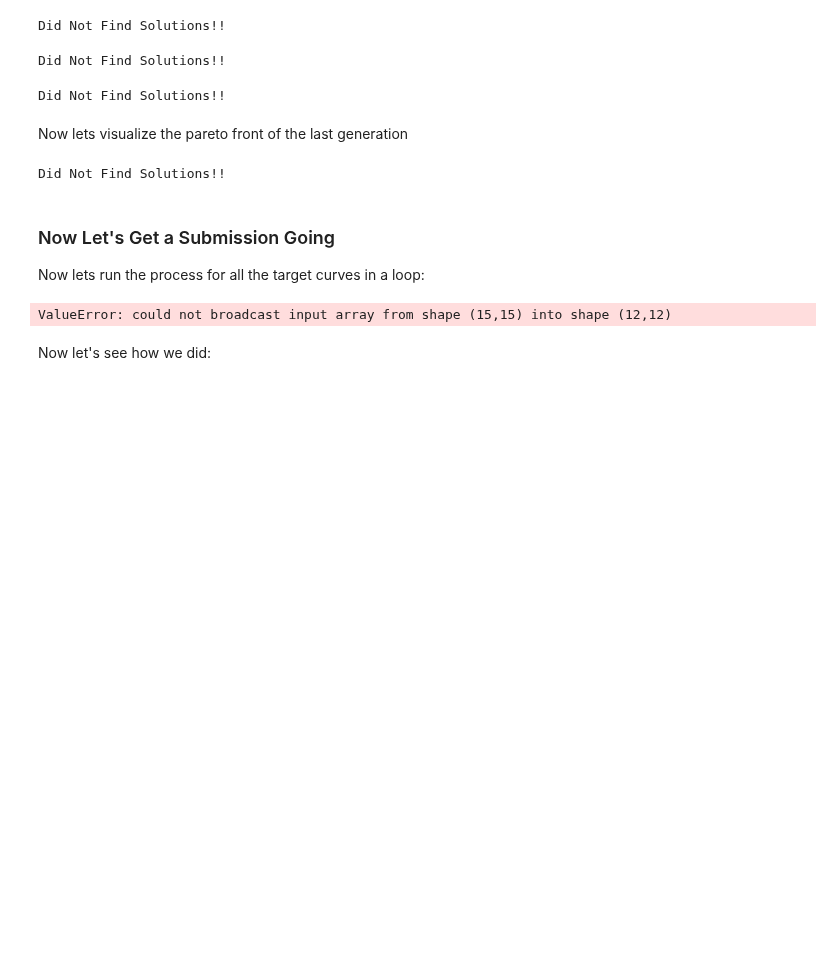
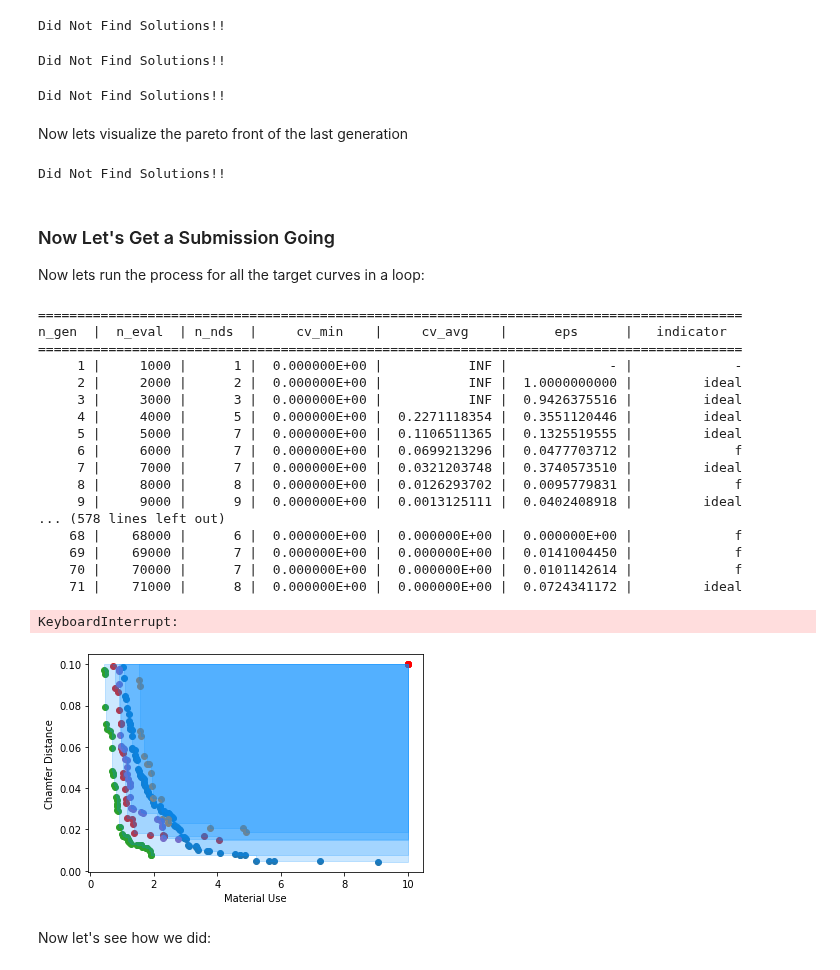
Before and after one commit to zihaofoo/2.156_MOOCP, a Jupyter notebook: zihao/train_coordinates_extra_connection.ipynb, the cells around one changed output. Saved outputs shown, nothing was run; the diff lists cells and outputs as text; code cells hidden in the pictures; blank space fills up the shorter version.

```diff
--- a/zihao/train_coordinates_extra_connection.ipynb
+++ b/zihao/train_coordinates_extra_connection.ipynb
@@ -362,21 +353,11 @@ class mechanism_synthesis_optimization(ElementwiseProblem):
         target = x["target"]
 
         # Build connectivity matrix from its flattened constitutive variables
-        C_base = np.array([[0, 1, 1, 0, 0, 0, 0, 0, 0, 0, 0, 0, 0, 0, 0],\
-                           [1, 0, 0, 1, 0, 0, 0, 0, 0, 0, 0, 0, 0, 0, 0],\
-                           [1, 0, 0, 1, 0, 1, 1, 0, 0, 0, 0, 0, 0, 0, 0],\
-                           [0, 1, 1, 0, 0, 0, 1, 1, 1, 0, 0, 0, 0, 0, 0],\
-                           [0, 0, 0, 0, 0, 0, 0, 1, 0, 0, 1, 0, 0, 0, 0],\
-                           [0, 0, 1, 0, 0, 0, 1, 0, 0, 1, 0, 0, 0, 1, 0],\
-                           [0, 0, 1, 1, 0, 1, 0, 0, 0, 1, 0, 0, 0, 0, 0],\
-                           [0, 0, 0, 1, 1, 0, 0, 0, 1, 1, 0, 0, 1, 0, 0],\
-                           [0, 0, 0, 1, 0, 0, 0, 1, 0, 0, 0, 0, 0, 0, 0],\
-                           [0, 0, 0, 0, 0, 1, 1, 1, 0, 0, 1, 0, 1, 0, 1],\
-                           [0, 0, 0, 0, 1, 0, 0, 0, 0, 1, 0, 1, 0, 1, 0],\
-                           [0, 0, 0, 0, 0, 0, 0, 0, 0, 0, 1, 0, 0, 0, 1],\
-                           [0, 0, 0, 0, 0, 0, 0, 1, 0, 1, 0, 0, 0, 1, 0],\
-                           [0, 0, 0, 0, 0, 1, 0, 0, 0, 0, 1, 0, 1, 0, 1],\
-                           [0, 0, 0, 0, 0, 0, 0, 0, 0, 1, 0, 1, 0, 1, 0]], dtype = int)
+        C_base = np.array([[0, 1, 1, 0, 0],\
+                           [1, 0, 0, 1, 0],\
+                           [1, 0, 0, 1, 1],\
+                           [0, 1, 1, 0, 0],\
+                           [0, 0, 1, 0, 0]], dtype = int)
 
 
         C = np.zeros((N,N))
@@ -455,7 +436,7 @@ plt.axis('equal')
 from pymoo.operators.crossover.sbx import SBX
 from pymoo.operators.mutation.pm import PM
 
-no_of_links = 15
+no_of_links = 5
 population_size = 1000
 generation = 1
 
@@ -637,8 +618,8 @@ Now lets run the process for all the target curves in a loop:
 import time
 start_time = time.time()
 
-no_of_links = 15
-population_size = 1500
+no_of_links = 5
+population_size = 1000
 generation = 100
 
 # Initialize an empty list to store target curves
@@ -664,34 +645,52 @@ for i,target_curve in enumerate(target_curves):
 
         # Run for 100 generations
         results = minimize(problem,
                            algorithm,
                            ('n_gen', generation),
                            verbose=True,
                            save_history=True,
                            seed=0+count)
         if results.X is None:
             print('Did Not Find Solutions for Target ' + str(i) + '. Trying Seed ' + str(count+1+1) + '!')
             count+=1
 
     if results.X is None:
         print('Did Not Find Solutions for any Seed!!')
     else:
         mechanisms = []
         for x in results.X:
             target, C, x0, fixed_nodes, motor  = problem.convert_1D_to_mech(x)
             # target, C, x0, fixed_nodes, motor  = problem.fix_mechanism(target, C, x0, fixed_nodes, motor )
             mechanisms.append(to_final_representation(C,x0,fixed_nodes,motor,target))
 
         ref_point = np.array([0.1, 10])
         ind = HV(ref_point)
         hypervolume = ind(results.F)
         print('Hyper Volume ~ %f' %(hypervolume))
         plot_HV(results.F, ref_point)
 
         save_population_csv('./results/%i.csv'%i,mechanisms)
 print("--- Execution time: %s seconds ---" % (time.time() - start_time))
 # %% [output]
-ValueError: could not broadcast input array from shape (15,15) into shape (12,12)
+==========================================================================================
+n_gen  |  n_eval  | n_nds  |     cv_min    |     cv_avg    |      eps      |   indicator
+==========================================================================================
+     1 |     1000 |      1 |  0.000000E+00 |           INF |             - |             -
+     2 |     2000 |      2 |  0.000000E+00 |           INF |  1.0000000000 |         ideal
+     3 |     3000 |      3 |  0.000000E+00 |           INF |  0.9426375516 |         ideal
+     4 |     4000 |      5 |  0.000000E+00 |  0.2271118354 |  0.3551120446 |         ideal
+     5 |     5000 |      7 |  0.000000E+00 |  0.1106511365 |  0.1325519555 |         ideal
+     6 |     6000 |      7 |  0.000000E+00 |  0.0699213296 |  0.0477703712 |             f
+     7 |     7000 |      7 |  0.000000E+00 |  0.0321203748 |  0.3740573510 |         ideal
+     8 |     8000 |      8 |  0.000000E+00 |  0.0126293702 |  0.0095779831 |             f
+     9 |     9000 |      9 |  0.000000E+00 |  0.0013125111 |  0.0402408918 |         ideal
+... (578 lines left out)
+    68 |    68000 |      6 |  0.000000E+00 |  0.000000E+00 |  0.000000E+00 |             f
+    69 |    69000 |      7 |  0.000000E+00 |  0.000000E+00 |  0.0141004450 |             f
+    70 |    70000 |      7 |  0.000000E+00 |  0.000000E+00 |  0.0101142614 |             f
+    71 |    71000 |      8 |  0.000000E+00 |  0.000000E+00 |  0.0724341172 |         ideal
+KeyboardInterrupt:
+[figure, added]
 # %% [markdown]
 Now let's see how we did:
 # %%
```
Also changed, not shown: parts of 2 cells of this notebook, 5 other files.
